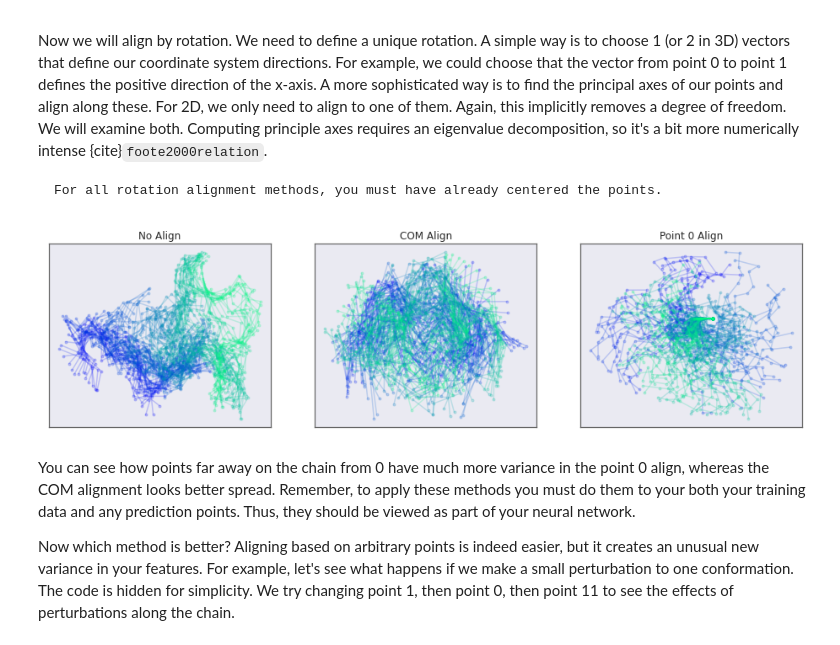
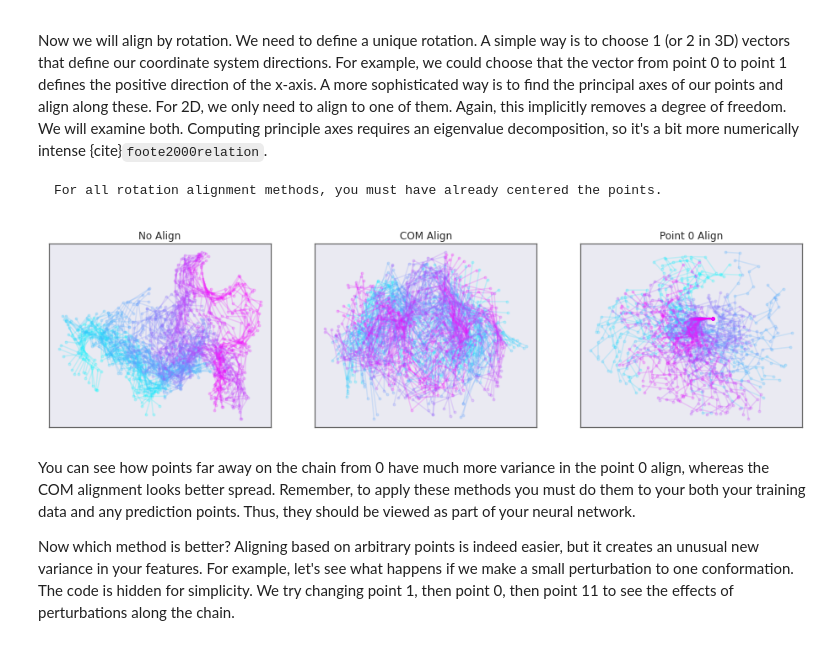
Before and after one commit to whitead/dmol-book, a Jupyter notebook: dl/data.ipynb, the cells around one changed output. Drawn from its saved outputs; the diff is of its cells as text; code cells hidden in the pictures.

```diff
--- a/dl/data.ipynb
+++ b/dl/data.ipynb
@@ -392,7 +392,7 @@ fig, axs = plt.subplots(ncols=3, squeeze=True, figsize=(16, 4))
 axs[0].set_title('No Center')
 axs[1].set_title('COM Center')
 axs[2].set_title('Point 0 Center')
-cmap = plt.get_cmap('winter')
+cmap = plt.get_cmap('cool')
 for i in range(0, 2048, 16):
     axs[0].plot(paths[i, :, 0], paths[i, :, 1], '.-', alpha=0.2, color=cmap(i / 2048))
     axs[1].plot(ccpaths[i, :, 0], ccpaths[i, :, 1], '.-', alpha=0.2, color=cmap(i / 2048))
@@ -450,19 +450,18 @@ apapaths = align_principle(ccpaths)
 # %%
 fig, axs = plt.subplots(ncols=3, squeeze=True, figsize=(16, 4))
 
 axs[0].set_title('No Align')
 axs[1].set_title('COM Align')
 axs[2].set_title('Point 0 Align')
-cmap = plt.get_cmap('winter')
 for i in range(0, 2048, 16):
     axs[0].plot(paths[i, :, 0], paths[i, :, 1], '.-', alpha=0.2, color=cmap(i / 2048))
     axs[1].plot(apapaths[i, :, 0], apapaths[i, :, 1], '.-', alpha=0.2, color=cmap(i / 2048))
     axs[2].plot(appaths[i, :, 0], appaths[i, :, 1], '.-', alpha=0.2, color=cmap(i / 2048))
 for i in range(3):
     axs[i].set_xticks([])
     axs[i].set_yticks([])
 # %% [output]
-[figure, old version]
+[figure, new version]
 # %% [markdown]
 You can see how points far away on the chain from 0 have much more variance in the point 0 align, whereas the COM alignment looks better spread. Remember, to apply these methods you must do them to your both your training data and any prediction points. Thus, they should be viewed as part of your neural network.
 
```
Also changed, not shown: parts of 10 cells of this notebook, 6 other files.
